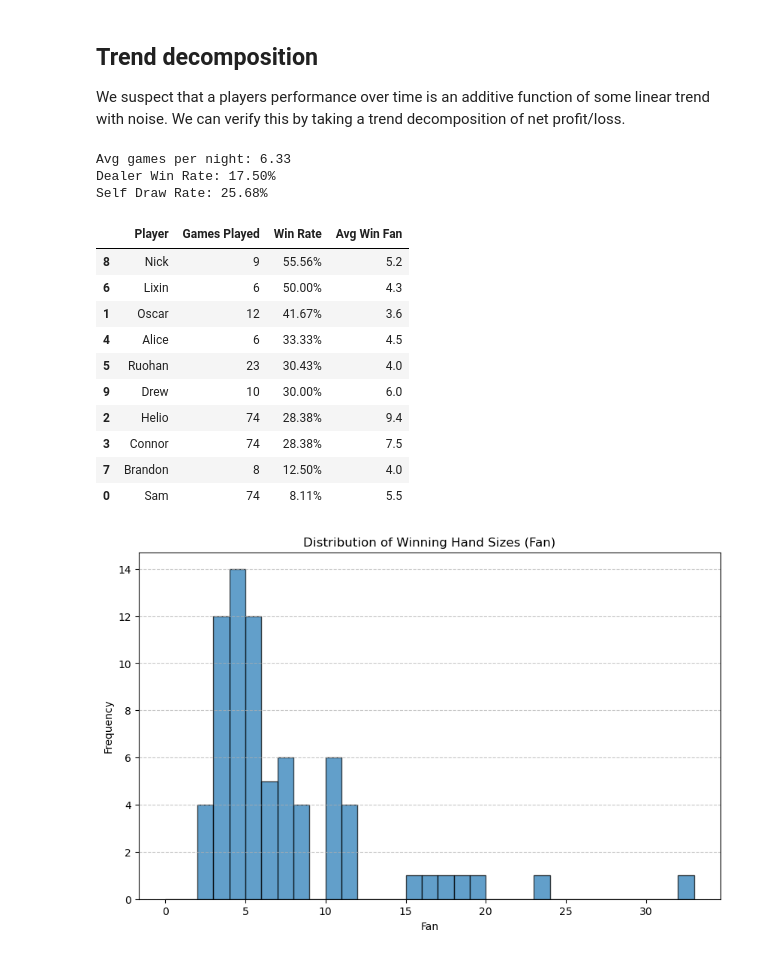
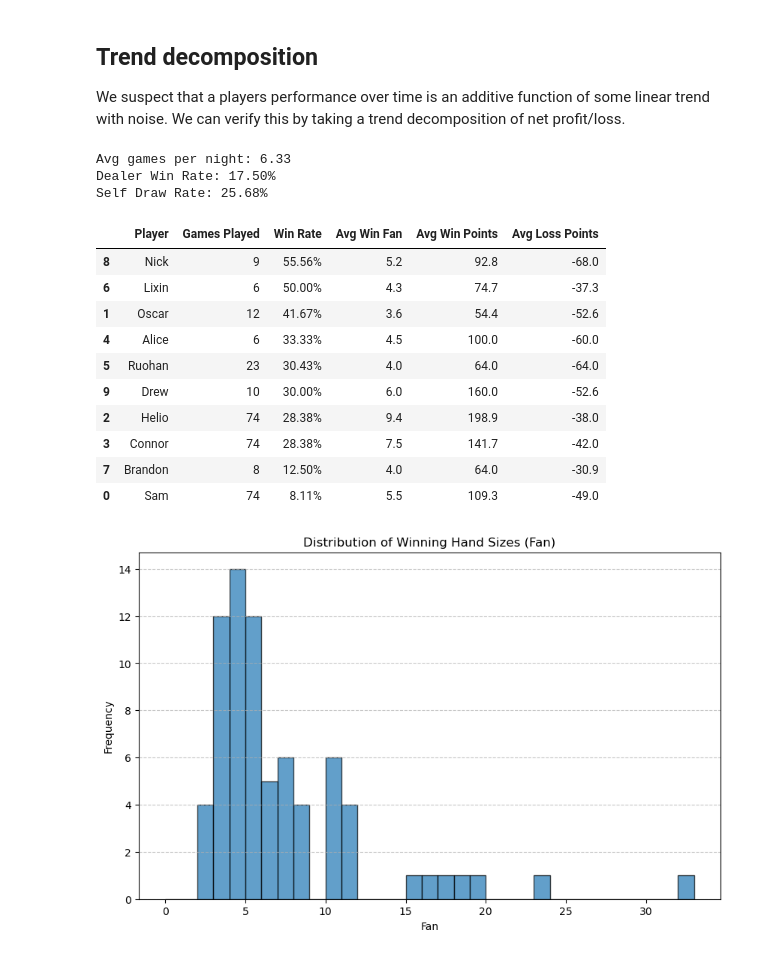
Before and after one commit to Conair94/Lifetime-Mahjong-Performance, a Jupyter notebook: Season 2 Data/Processing.ipynb, the cells around one changed output. Cells and saved outputs as stored; diff of their text form; code cells hidden in the pictures.

Commit message:
more table columns

```diff
--- a/Season 2 Data/Processing.ipynb
+++ b/Season 2 Data/Processing.ipynb
@@ -123,48 +123,55 @@ else:
 print(f"Self Draw Rate: {self_draw_rate:.2%}")
 
 # 4. Player Stats (Win Rate, Avg Fan)
 player_stats = []
 all_players_list = ['sam','oscar','helio','connor','alice','ruohan','lixin','brandon','nick','drew']
 
 for p in all_players_list:
     p_data = df_data[p].dropna()
     games_played = len(p_data)
     if games_played > 0:
-        wins = (p_data > 0).sum()
-        win_rate = wins / games_played
+        wins = p_data[p_data > 0]
+        losses = p_data[p_data < 0]
+        win_rate = len(wins) / games_played
 
         # Avg Fan when winning
-        win_indices = p_data[p_data > 0].index
+        win_indices = wins.index
         avg_win_fan = df_data.loc[win_indices, 'fan'].mean()
+
+        # Avg Points
+        avg_win_points = wins.mean() if not wins.empty else 0
+        avg_loss_points = losses.mean() if not losses.empty else 0
 
         player_stats.append({
             'Player': p.capitalize(),
             'Games Played': games_played,
             'Win Rate': win_rate,
-            'Avg Win Fan': f"{avg_win_fan:.1f}" if not pd.isna(avg_win_fan) else "0.0"
+            'Avg Win Fan': f"{avg_win_fan:.1f}" if not pd.isna(avg_win_fan) else "0.0",
+            'Avg Win Points': f"{avg_win_points:.1f}",
+            'Avg Loss Points': f"{avg_loss_points:.1f}"
         })
 
 stats_df = pd.DataFrame(player_stats)
 # Sort by Win Rate descending
 stats_df = stats_df.sort_values(by='Win Rate', ascending=False)
 # Format Win Rate as percentage for display
 stats_df['Win Rate'] = stats_df['Win Rate'].map(lambda x: f"{x:.2%}")
 display(stats_df)
 # %% [output]
 Avg games per night: 6.33
 Dealer Win Rate: 17.50%
 Self Draw Rate: 25.68%
-|  | Player | Games Played | Win Rate | Avg Win Fan |
-| 8 | Nick | 9 | 55.56% | 5.2 |
-| 6 | Lixin | 6 | 50.00% | 4.3 |
-| 1 | Oscar | 12 | 41.67% | 3.6 |
-| 4 | Alice | 6 | 33.33% | 4.5 |
-| 5 | Ruohan | 23 | 30.43% | 4.0 |
-| 9 | Drew | 10 | 30.00% | 6.0 |
-| 2 | Helio | 74 | 28.38% | 9.4 |
-| 3 | Connor | 74 | 28.38% | 7.5 |
-| 7 | Brandon | 8 | 12.50% | 4.0 |
-| 0 | Sam | 74 | 8.11% | 5.5 |
+|  | Player | Games Played | Win Rate | Avg Win Fan | Avg Win Points | Avg Loss Points |
+| 8 | Nick | 9 | 55.56% | 5.2 | 92.8 | -68.0 |
+| 6 | Lixin | 6 | 50.00% | 4.3 | 74.7 | -37.3 |
+| 1 | Oscar | 12 | 41.67% | 3.6 | 54.4 | -52.6 |
+| 4 | Alice | 6 | 33.33% | 4.5 | 100.0 | -60.0 |
+| 5 | Ruohan | 23 | 30.43% | 4.0 | 64.0 | -64.0 |
+| 9 | Drew | 10 | 30.00% | 6.0 | 160.0 | -52.6 |
+| 2 | Helio | 74 | 28.38% | 9.4 | 198.9 | -38.0 |
+| 3 | Connor | 74 | 28.38% | 7.5 | 141.7 | -42.0 |
+| 7 | Brandon | 8 | 12.50% | 4.0 | 64.0 | -30.9 |
+| 0 | Sam | 74 | 8.11% | 5.5 | 109.3 | -49.0 |
 # %%
 # Histogram of Winning Hand Sizes (Fan)
 plt.figure(figsize=(10, 6))
```
Also changed, not shown: 1 other file.
